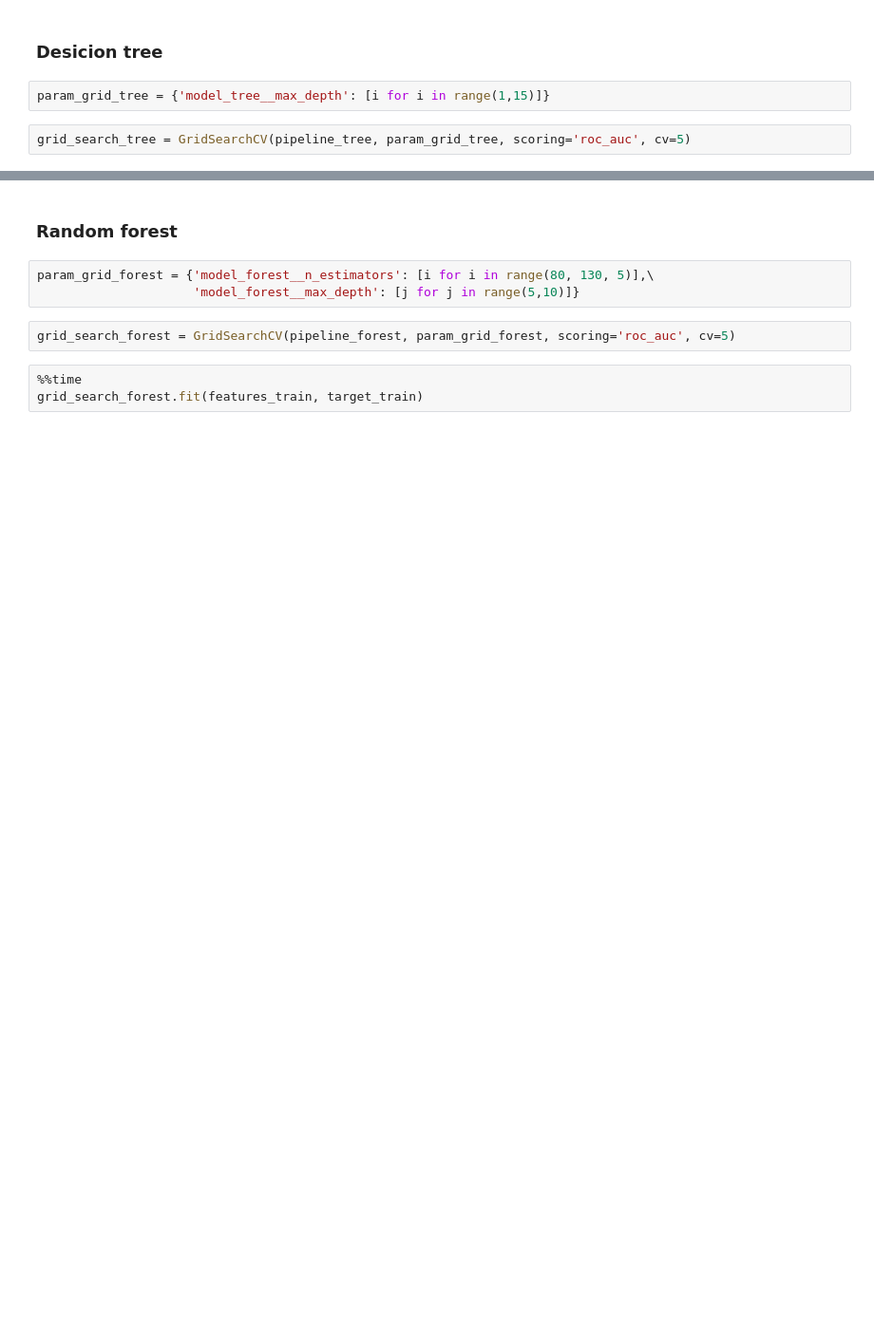
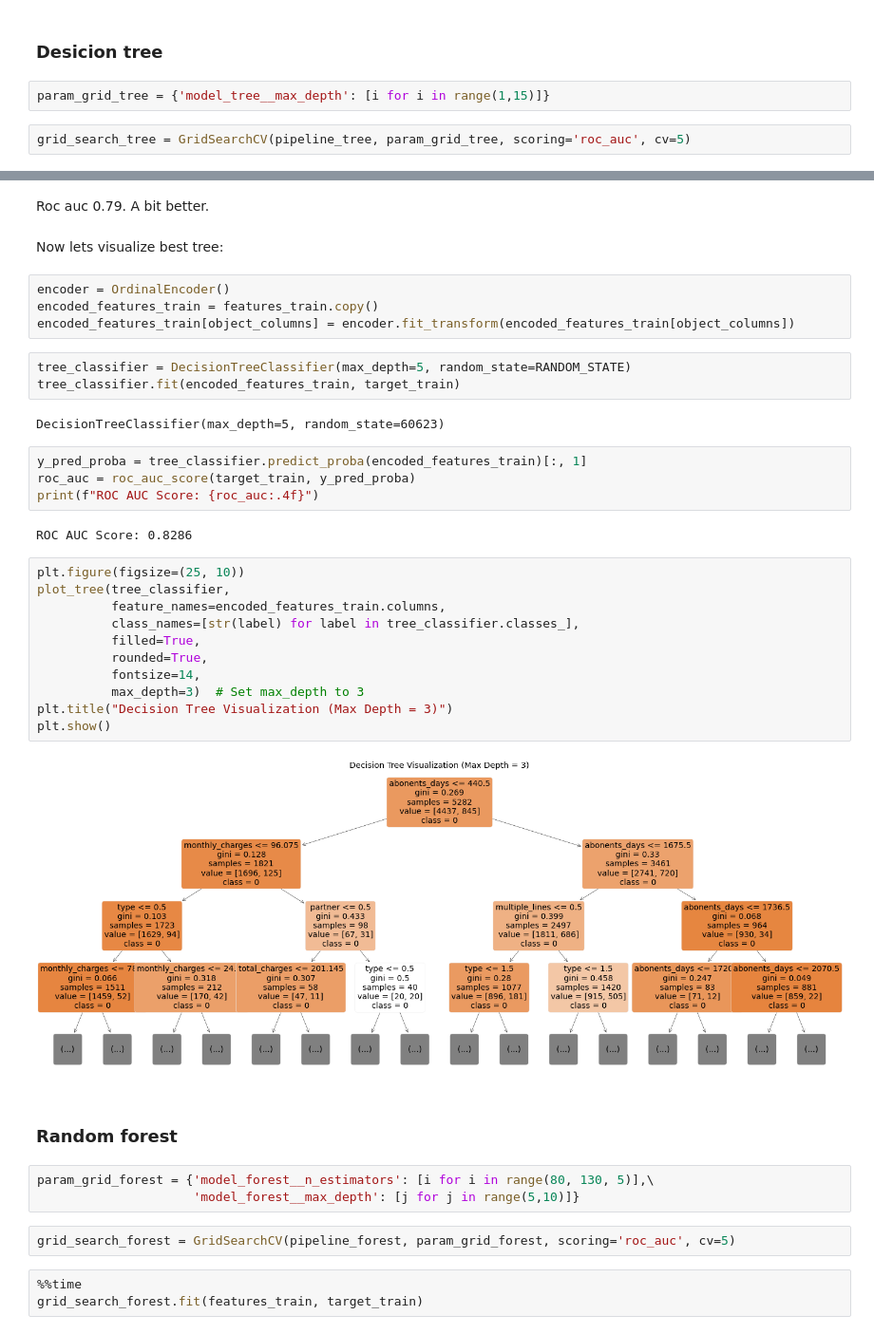
Before and after one commit to dslialin/portfolio, a Jupyter notebook: Project_8_Yandex_churn/Project_8_Yandex_churn.ipynb, the cells around one changed output, grey strips where cells are left out. Shown at 95% size. Saved outputs shown, nothing was run; the diff lists cells and outputs as text; blank space fills up the shorter version.

```diff
--- a/Project_8_Yandex_churn/Project_8_Yandex_churn.ipynb
+++ b/Project_8_Yandex_churn/Project_8_Yandex_churn.ipynb
@@ -1111,3 +1163,35 @@ plt.show()
+# %% [markdown]
+Roc auc 0.79. A bit better.
+# %% [markdown]
+Now lets visualize best tree:
+# %%
+encoder = OrdinalEncoder()
+encoded_features_train = features_train.copy()
+encoded_features_train[object_columns] = encoder.fit_transform(encoded_features_train[object_columns])
+# %%
+tree_classifier = DecisionTreeClassifier(max_depth=5, random_state=RANDOM_STATE)
+tree_classifier.fit(encoded_features_train, target_train)
+# %% [output]
+DecisionTreeClassifier(max_depth=5, random_state=60623)
+# %%
+y_pred_proba = tree_classifier.predict_proba(encoded_features_train)[:, 1]
+roc_auc = roc_auc_score(target_train, y_pred_proba)
+print(f"ROC AUC Score: {roc_auc:.4f}")
+# %% [output]
+ROC AUC Score: 0.8286
+# %%
+plt.figure(figsize=(25, 10))
+plot_tree(tree_classifier,
+          feature_names=encoded_features_train.columns,
+          class_names=[str(label) for label in tree_classifier.classes_],
+          filled=True,
+          rounded=True,
+          fontsize=14,
+          max_depth=3)  # Set max_depth to 3
+plt.title("Decision Tree Visualization (Max Depth = 3)")
+plt.show()
+# %% [output]
+[figure, added]
 # %% [markdown]
 ### Random forest
 # %%
```
Also changed, not shown: parts of 74 cells of this notebook.
